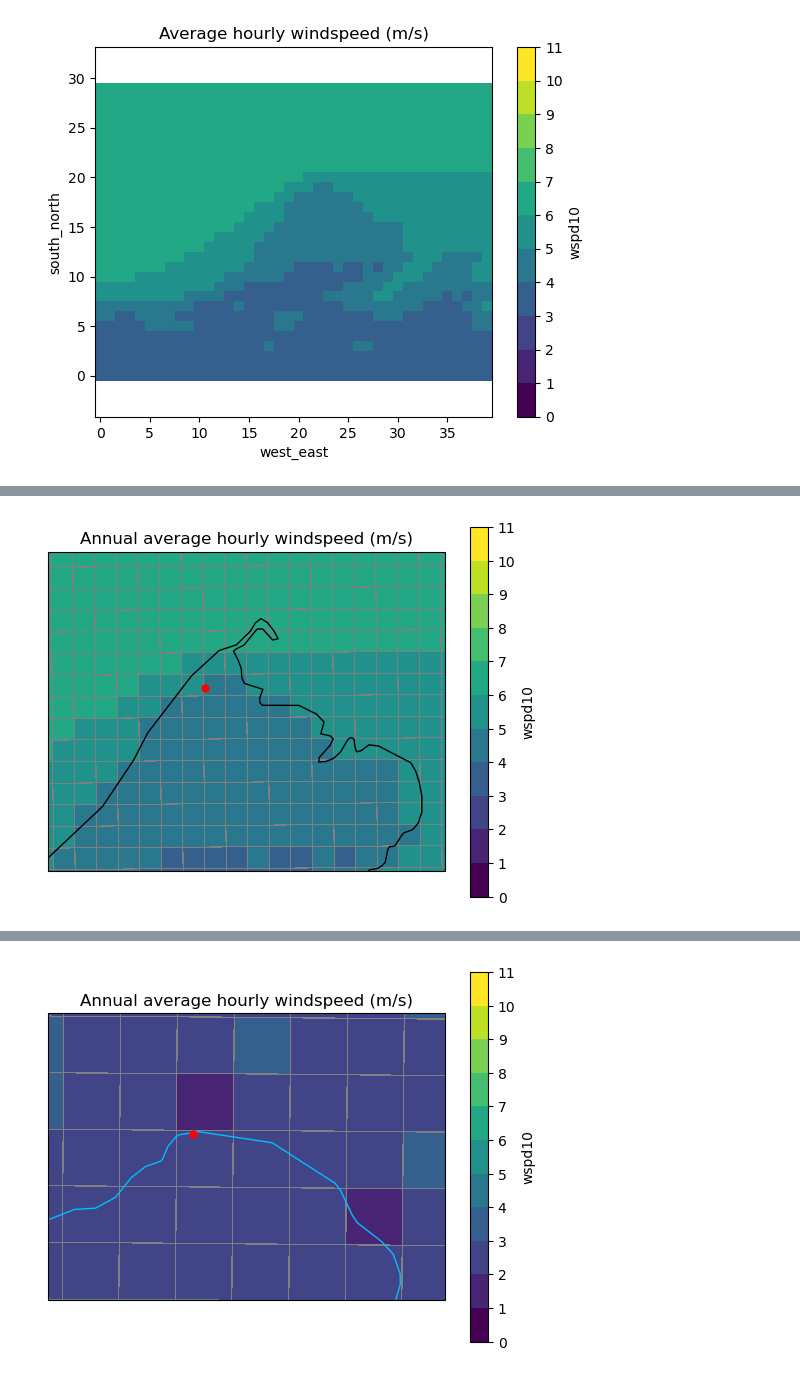
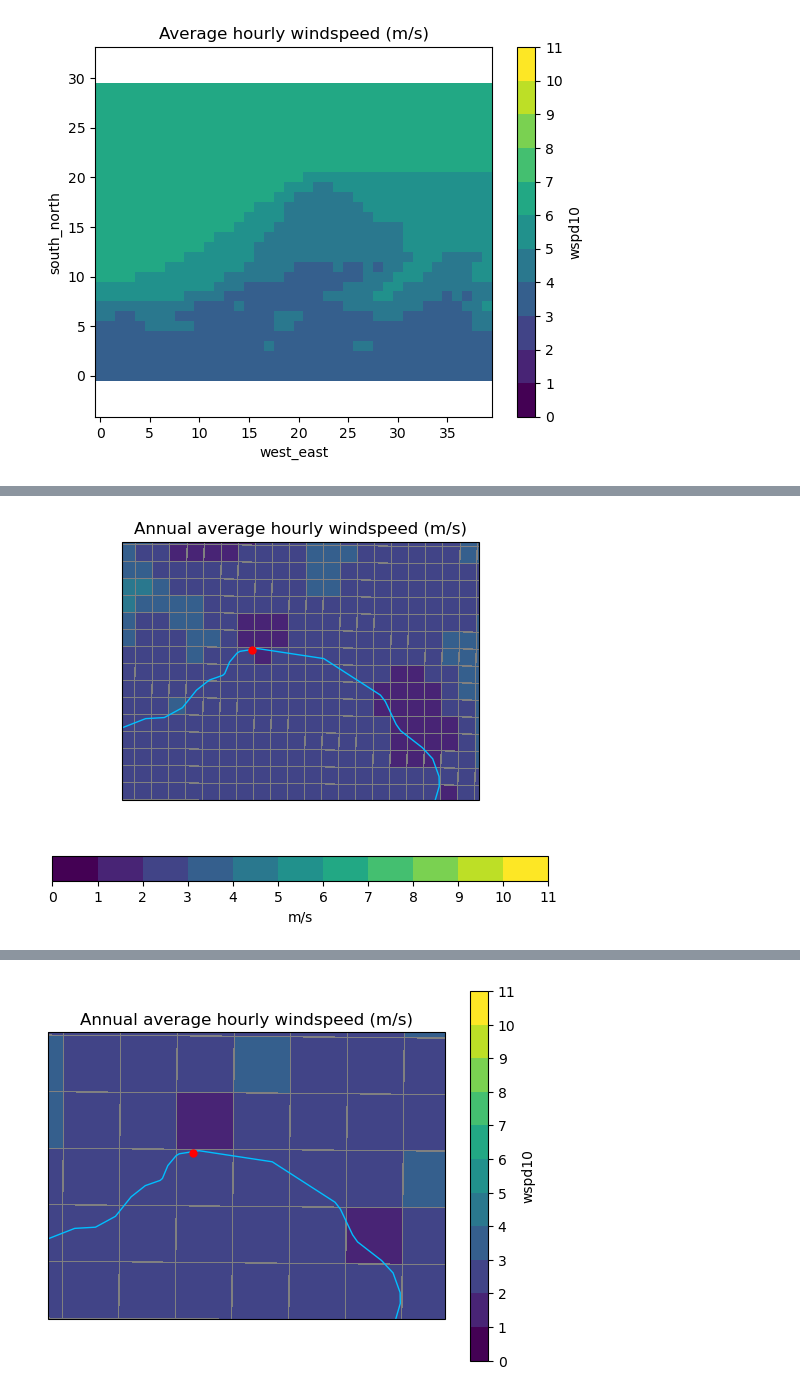
Before and after one commit to chryss/dyndowntools, a Jupyter notebook: Jupyter_Notebooks/analysis_windspd_grid.ipynb, the cells around one changed output, grey strips where cells are left out. Saved outputs shown, nothing was run; the diff lists cells and outputs as text; code cells hidden in the pictures.

```diff
--- a/Jupyter_Notebooks/analysis_windspd_grid.ipynb
+++ b/Jupyter_Notebooks/analysis_windspd_grid.ipynb
@@ -269,0 +251,6 @@ Text(0.5, 1.0, 'Average hourly windspeed (m/s)')
+# %%
+resolution = 4
+winddatapth = datadir / f"windavg_monthly_{resolution}km.nc"
+wind = xr.open_dataarray(winddatapth, chunks='auto')
+wind_mean_4 = wind.mean(dim='time')
+wind_mean_4.compute()
@@ -278,17 +438,17 @@ plt.axis('equal')
 # %%
 ax = plt.axes(projection=projection)
 wind_mean_4.plot.pcolormesh(
-    levels=levels, cbar_kwargs={'ticks': levels},
+    levels=levels, cbar_kwargs={'ticks': levels, 'orientation': 'horizontal', 'label': 'm/s'},
     transform=ccrs.PlateCarree(),
     ax=ax,
     edgecolor='grey', linewidth=0.4, linestyle=':',
     x="XLONG", y="XLAT",
 )
-ax.plot(-156.73938,71.28703, 'ro', markersize=5, transform=ccrs.PlateCarree())
+ax.plot(-147.87605, 64.80309, 'ro', markersize=5, transform=ccrs.PlateCarree())
 ax.coastlines()
 ax.add_feature(cf.BORDERS, linestyle=':', color='darkgrey')
 ax.add_feature(cf.RIVERS, color='deepskyblue')
 plt.title(f"Annual average hourly windspeed (m/s)")
-ax.set_extent([-157.5, -155.5, 71, 71.5])
+ax.set_extent([-148.5, -146.8, 64.5, 65])
 # %% [output]
-[figure, old version]
+[figure, new version]
```
Also changed, not shown: parts of 63 cells of this notebook, 15 other files.
